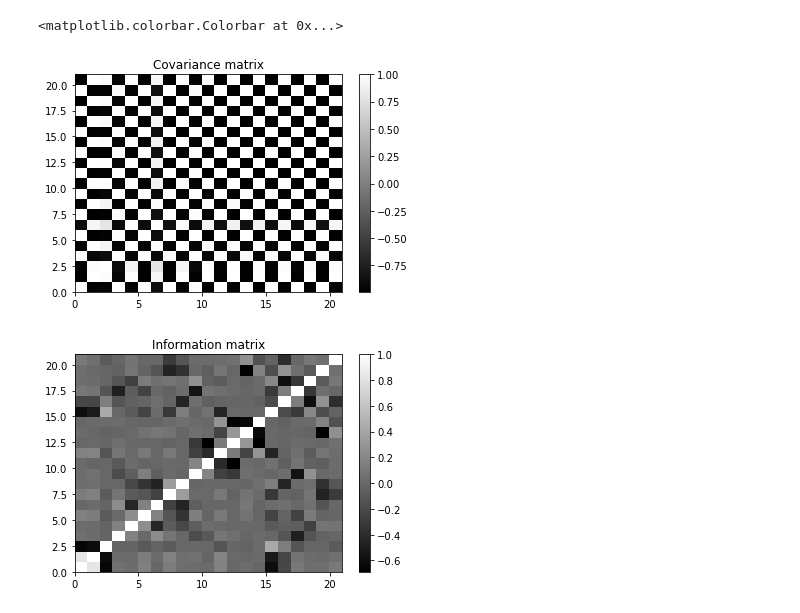
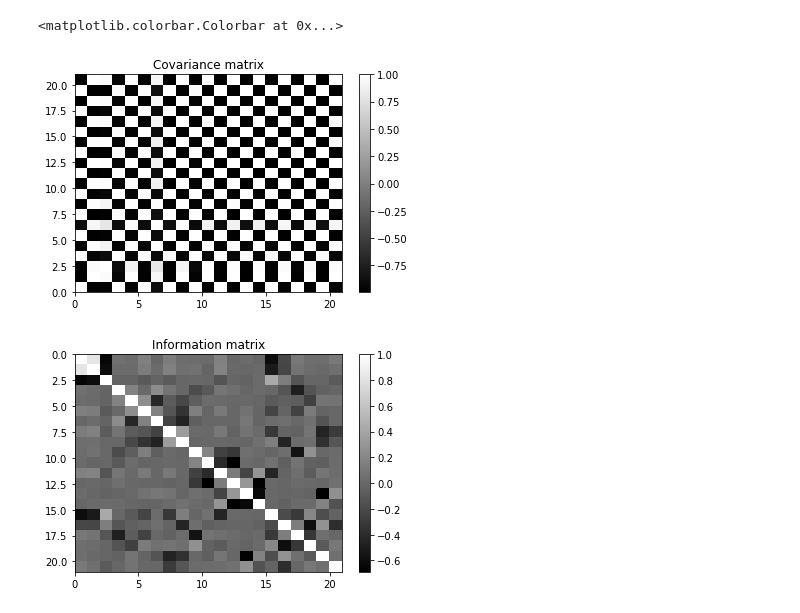
Before and after one commit to ToastyToast/prob-rob, a Jupyter notebook: examples/ekf_slam_known.ipynb, the cells around one changed output. Saved outputs shown, nothing was run; the diff lists cells and outputs as text; code cells hidden in the pictures.

```diff
--- a/examples/ekf_slam_known.ipynb
+++ b/examples/ekf_slam_known.ipynb
@@ -204,9 +52,7 @@ def cov_ellipse(cov, q=None, nsig=None, **kwargs):
 
     return width, height, rotation
 # %%
-robot = BaseRobot(0, 0, 0)
-motion_model = OdometryMotionModel(robot.pose)
-robot.motion = motion_model
+robot = BaseRobot(0, 0, 0, odom.odometry_command)
 
 odometry, sensor = read_simple_data('./data/simple/sensor_data.dat')
 landmarks = read_simple_world('./data/simple/world.dat')
@@ -216,7 +62,7 @@ true_landmarks = LandmarkMap(landmarks)
 commands = [np.array(odom).T for odom in odometry]
 
 num_landmarks = len(landmarks)
-EKF = EKFSLAMKnown(robot.pose, num_landmarks, motion_model)
+EKF = EKFSLAMKnown(robot.pose, num_landmarks, odom.odometry_command)
 
 # Plot true robot path
 x = []
@@ -261,7 +107,7 @@ for key, value in landmark_map.landmarks.items():
     el = Ellipse(xy=(lx, ly), width=width, height=height, angle=angle)
     ax.add_artist(el)
 
-for key, value in landmark_map.landmarks.items():
+for key, value in true_landmarks.landmarks.items():
     lx, ly = value
     true_lx.append(lx)
     true_ly.append(ly)
@@ -285,18 +131,19 @@ from numpy import corrcoef
 # %%
 R = corrcoef(EKF.cov)
 
 plt.pcolor(R, cmap='gray')
 plt.title('Covariance matrix')
 plt.gca().invert_xaxis
 plt.colorbar()
 
 Rinf = corrcoef(np.linalg.pinv(EKF.cov))
 
 plt.figure()
 plt.pcolor(Rinf, cmap='gray')
 plt.title('Information matrix')
+plt.gca().invert_yaxis()
 plt.colorbar()
 # %% [output]
 <matplotlib.colorbar.Colorbar at 0x...>
 [figure]
-[figure, old version]
+[figure, new version]
```
Also changed, not shown: parts of 4 cells of this notebook, 9 other files.
